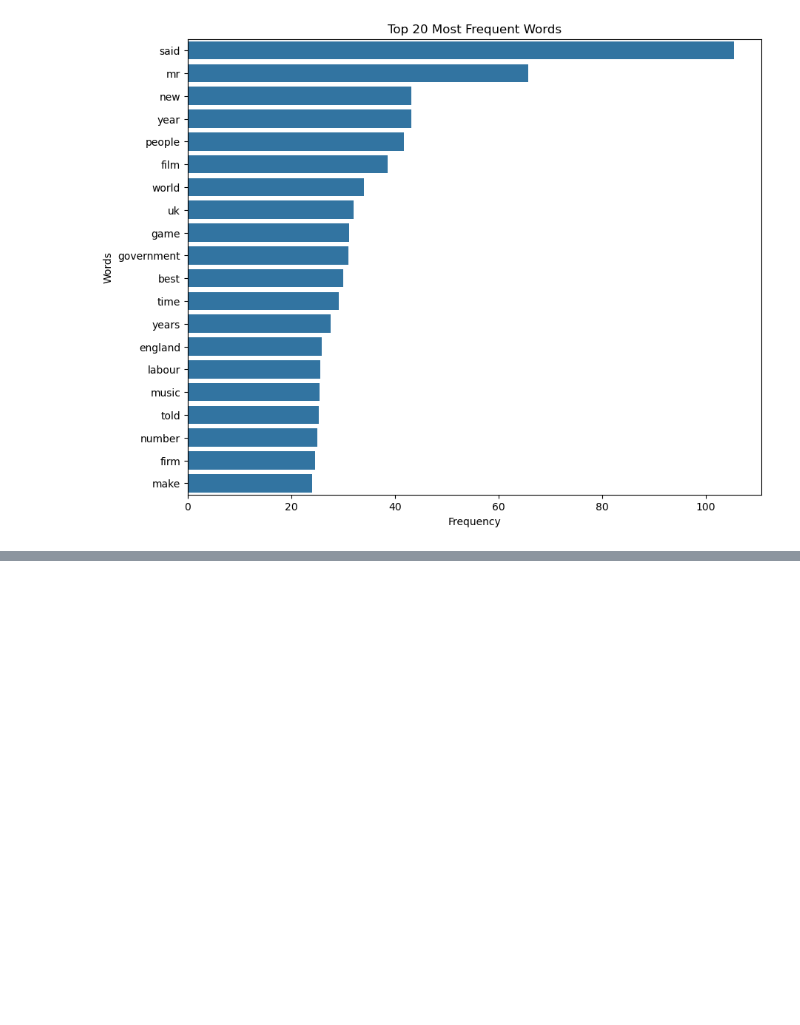
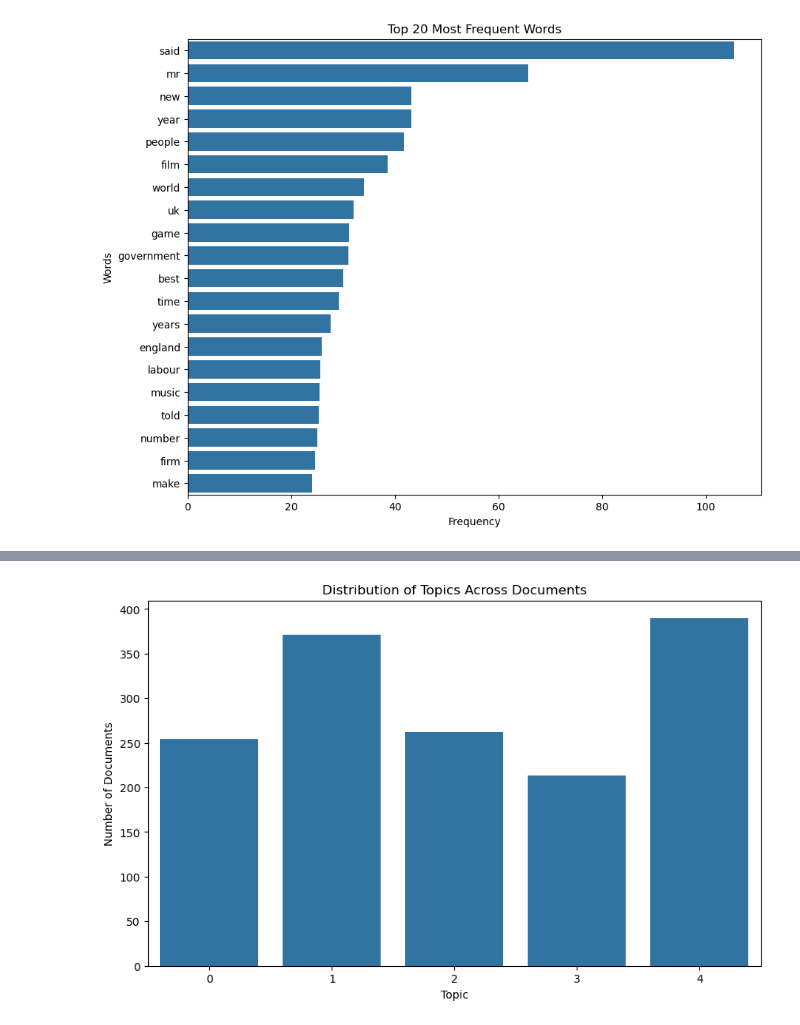
Before and after one commit to FleaBusyBeeBergs/dtsa5510-bbc-news-classification, a Jupyter notebook: bbc-news-classification.ipynb, the cells around one changed output, grey strips where cells are left out. Saved outputs shown, nothing was run; the diff lists cells and outputs as text; code cells hidden in the pictures; blank space fills up the shorter version.

```diff
--- a/bbc-news-classification.ipynb
+++ b/bbc-news-classification.ipynb
@@ -167,3 +167,13 @@ plt.ylabel('Words')
 plt.show()
 # %% [output]
 [figure]
+# %%
+from sklearn.decomposition import NMF
+
+# Initialize the NMF model
+num_topics = 5  # Choose the number of topics
+nmf_model = NMF(n_components=num_topics, random_state=42)
+
+# Fit the model to the document-term matrix
+W = nmf_model.fit_transform(dtm)
+H = nmf_model.components_
@@ -169,0 +207,6 @@ plt.show()
+# %%
+# Assign the topic with the highest score to each document
+train_df['Topic'] = W.argmax(axis=1)
+
+# Display the first few rows with assigned topics
+train_df[['ArticleId', 'Category', 'Topic']].head()
@@ -169,0 +220,10 @@ plt.show()
+# %%
+# Plot the distribution of topics across documents
+plt.figure(figsize=(10, 6))
+sns.countplot(x='Topic', data=train_df)
+plt.title('Distribution of Topics Across Documents')
+plt.xlabel('Topic')
+plt.ylabel('Number of Documents')
+plt.show()
+# %% [output]
+[figure, added]
```
Also changed, not shown: parts of 2 cells of this notebook.
